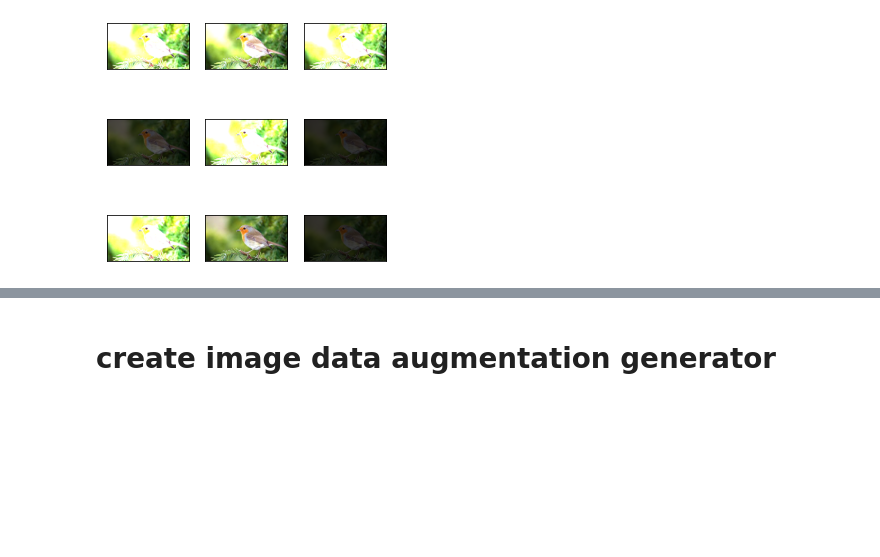
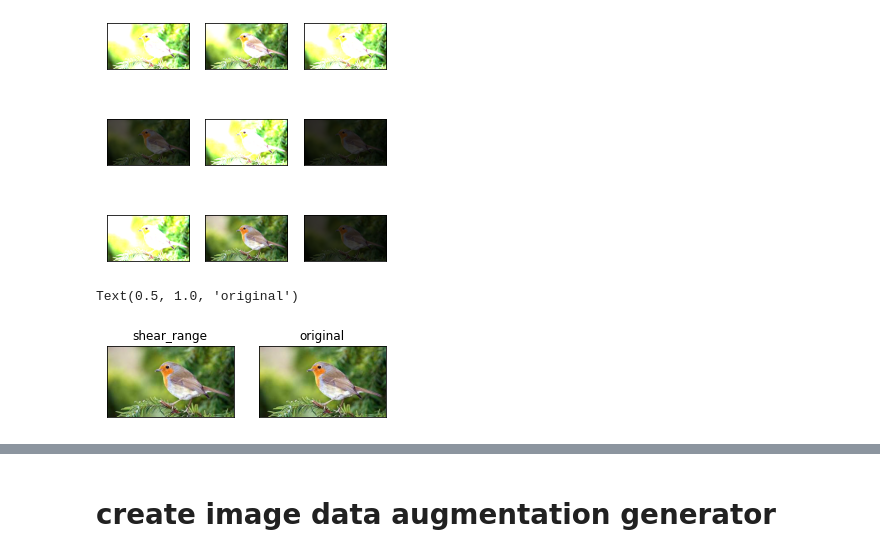
Before and after one commit to aditigedam/ML, a Jupyter notebook: augmentation.ipynb, the cells around one changed output, grey strips where cells are left out. Drawn from its saved outputs; the diff is of its cells as text; code cells hidden in the pictures; blank space fills up the shorter version.

```diff
--- a/augmentation.ipynb
+++ b/augmentation.ipynb
@@ -129,3 +129,19 @@ for i in range(9):
   axes[int(i/3),i%3].get_yaxis().set_visible(False)
 # %% [output]
 [figure]
+# %%
+ig,axes = plt.subplots(1,2,figsize=(5,5))
+datagen = ImageDataGenerator(shear_range=.5)
+it = datagen.flow(expanded_sample, batch_size=1)
+batch = it.next()
+axes[0].imshow(batch[0].astype('uint8'))
+axes[1].imshow(img)
+axes[0].get_xaxis().set_visible(False)
+axes[0].get_yaxis().set_visible(False)
+axes[1].get_xaxis().set_visible(False)
+axes[1].get_yaxis().set_visible(False)
+axes[0].set_title('shear_range')
+axes[1].set_title('original')
+# %% [output]
+Text(0.5, 1.0, 'original')
+[figure, added]
```
Also changed, not shown: parts of 8 cells of this notebook.
